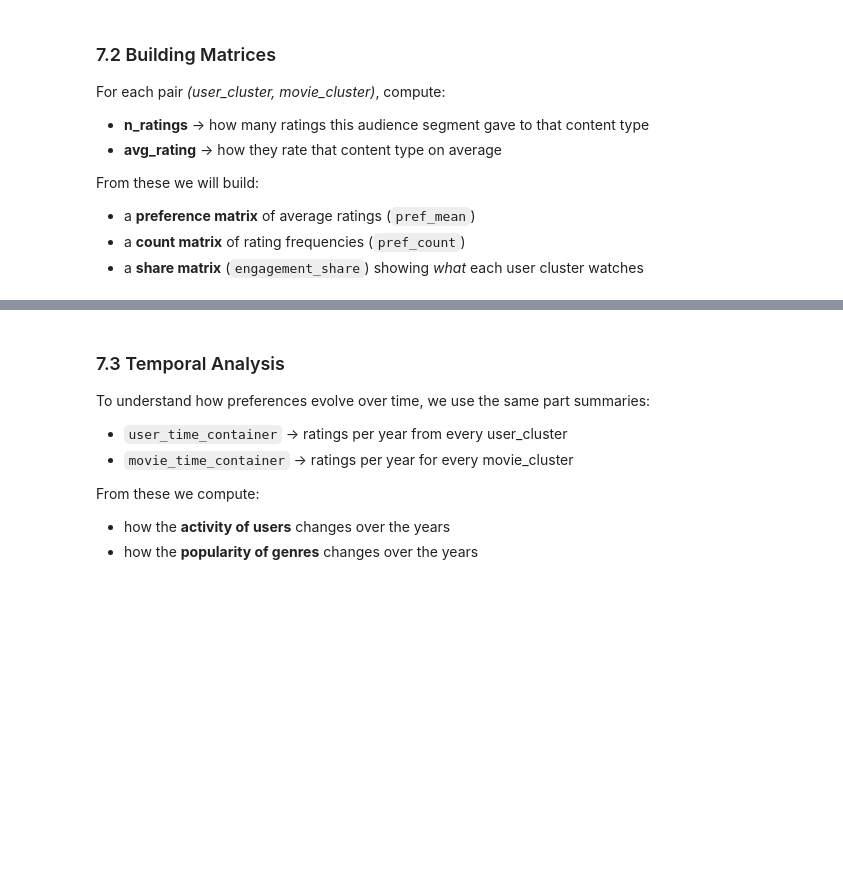
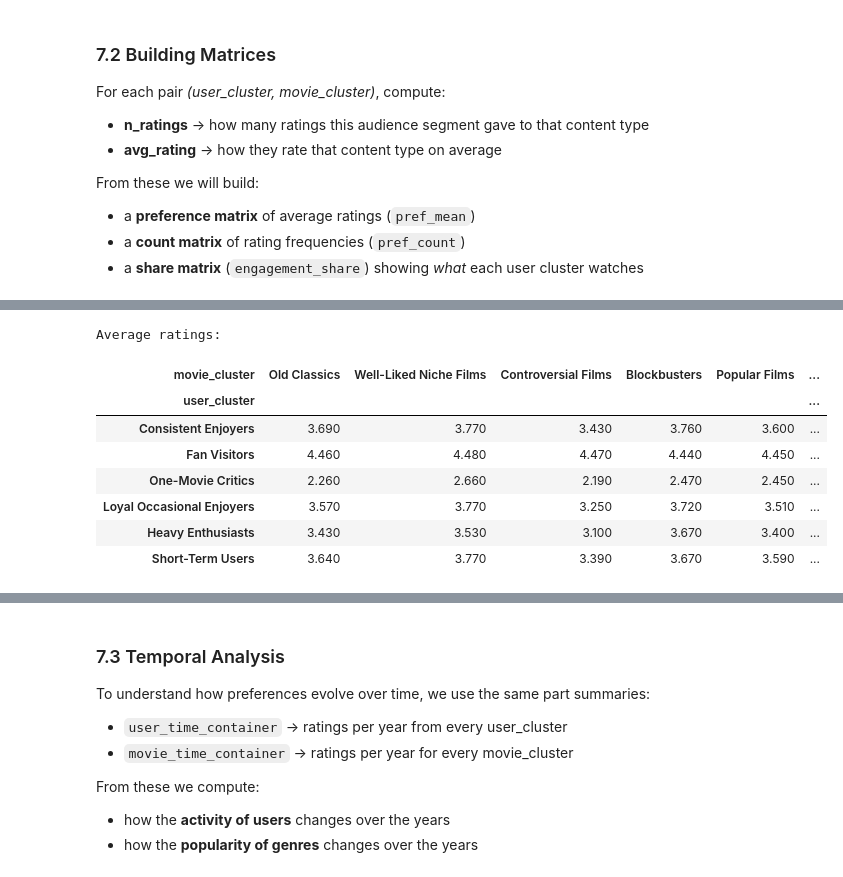
Before and after one commit to alkalenka/AudienceDecode_320991, a Jupyter notebook: main.ipynb, the cells around one changed output, grey strips where cells are left out. Saved outputs shown, nothing was run; the diff lists cells and outputs as text; code cells hidden in the pictures; blank space fills up the shorter version.

```diff
--- a/main.ipynb
+++ b/main.ipynb
@@ -1428,14 +1656,12 @@ sql_ratings = """
     FROM viewer_ratings
 """
 
-for part in pd.read_sql_query(sql_ratings, conn,
-                               chunksize=size,
-                               parse_dates=['date']):
+for part in pd.read_sql_query(sql_ratings, conn, chunksize=size, parse_dates=['date']):
     part_number += 1
     print(f"Processing part №{part_number} with {len(part)} rows...")
 
     # Mapping users and movies to their clusters
-    part['user_cluster']  = part['customer_id'].map(user_cluster_map)
+    part['user_cluster'] = part['customer_id'].map(user_cluster_map)
     part['movie_cluster'] = part['movie_id'].map(movie_cluster_map)
 
     # Only keeping rows where both mappings succeeded and rating is present
@@ -1448,7 +1674,7 @@ for part in pd.read_sql_query(sql_ratings, conn,
     # Extract rating year
     part['rating_year'] = part['date'].dt.year
 
-    # user_cluster × movie_cluster for preference matrix
+    # user_cluster and movie_cluster for preference matrix
     temp_pref = (
         part
         .groupby(['user_cluster', 'movie_cluster'])['rating']
@@ -1459,7 +1685,7 @@ for part in pd.read_sql_query(sql_ratings, conn,
     )
     pref_container.append(temp_pref)
 
-    # rating_year × user_cluster for time evolution (users)
+    # rating_year to user_cluster for time evolution
     temp_user_time = (
         part
         .groupby(['rating_year', 'user_cluster'])['rating']
@@ -1468,7 +1694,7 @@ for part in pd.read_sql_query(sql_ratings, conn,
     )
     user_time_container.append(temp_user_time)
 
-    # rating_year × movie_cluster for time evolution (movies)
+    # rating_year to movie_cluster for time evolution
     temp_movie_time = (
         part
         .groupby(['rating_year', 'movie_cluster'])['rating']
@@ -1496,10 +1735,7 @@ From these we will build:
 pref_all = pd.concat(pref_container, ignore_index=True)
 
 # Count total sum of ratings and total count
-pref_agg = (
-    pref_all
-    .groupby(['user_cluster', 'movie_cluster'])[['sum_rating', 'n_ratings']]
-    .sum()
+pref_agg = (pref_all.groupby(['user_cluster', 'movie_cluster'])[['sum_rating', 'n_ratings']].sum()
     .reset_index()
 )
 
@@ -1510,17 +1753,23 @@ display(pref_agg.head())
 # %%
 # PREFERENCE MATRIX
 # HOW they rate (average rating)
-pref_mean = (
-    pref_agg
-    .pivot(index='user_cluster', columns='movie_cluster', values='avg_rating')
-    .round(2)
-)
+pref_mean = (pref_agg.pivot(index='user_cluster', columns='movie_cluster', values='avg_rating').round(2))
 
 # Create named version for interpretable display
 pref_mean_named = pref_mean.rename(index=user_cluster_names, columns=movie_cluster_names)
 print("Average ratings:")
 pref_mean_named.to_csv("images/average_rating_summary.csv", index=True)
 display(pref_mean_named)
+# %% [output]
+Average ratings:
+| movie_cluster | Old Classics | Well-Liked Niche Films | Controversial Films | Blockbusters | Popular Films | ... |
+| user_cluster |  |  |  |  |  | ... |
+| Consistent Enjoyers | 3.690 | 3.770 | 3.430 | 3.760 | 3.600 | ... |
+| Fan Visitors | 4.460 | 4.480 | 4.470 | 4.440 | 4.450 | ... |
+| One-Movie Critics | 2.260 | 2.660 | 2.190 | 2.470 | 2.450 | ... |
+| Loyal Occasional Enjoyers | 3.570 | 3.770 | 3.250 | 3.720 | 3.510 | ... |
+| Heavy Enthusiasts | 3.430 | 3.530 | 3.100 | 3.670 | 3.400 | ... |
+| Short-Term Users | 3.640 | 3.770 | 3.390 | 3.670 | 3.590 | ... |
 # %%
 # COUNT MATRIX
 # HOW MUCH they watch of each genre (rating counts)
```
Also changed, not shown: parts of 59 cells of this notebook, 5 other files.
